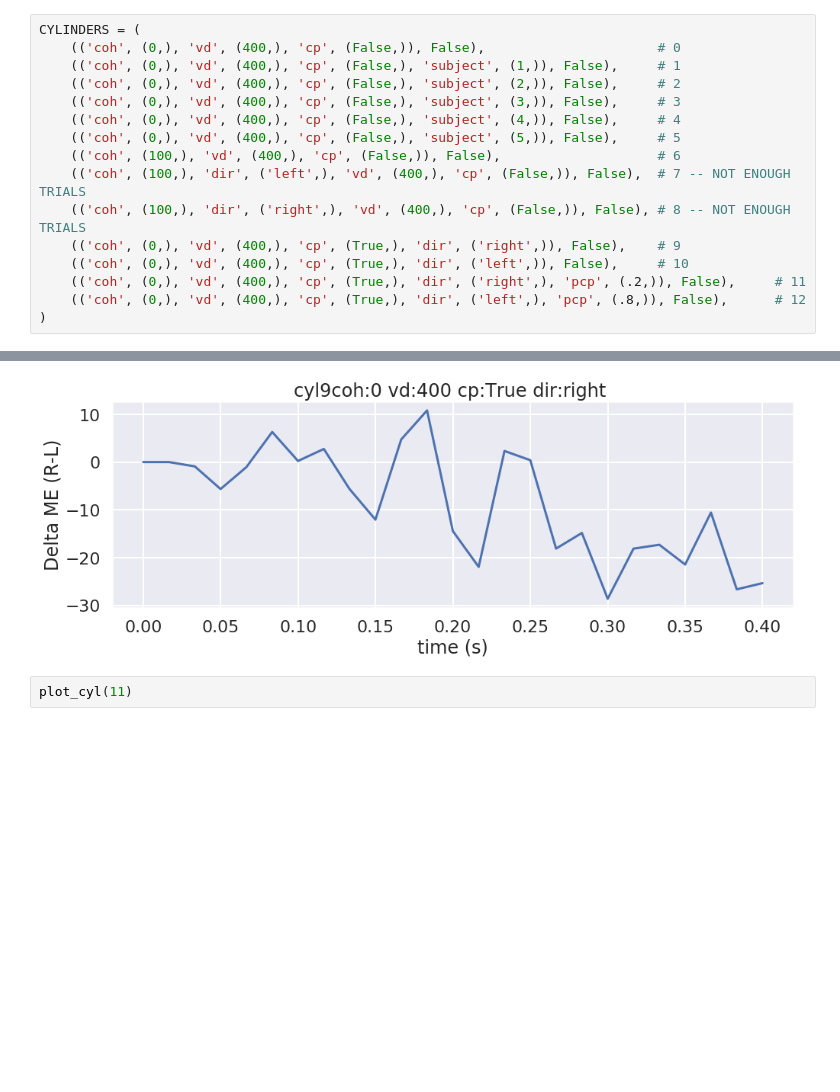
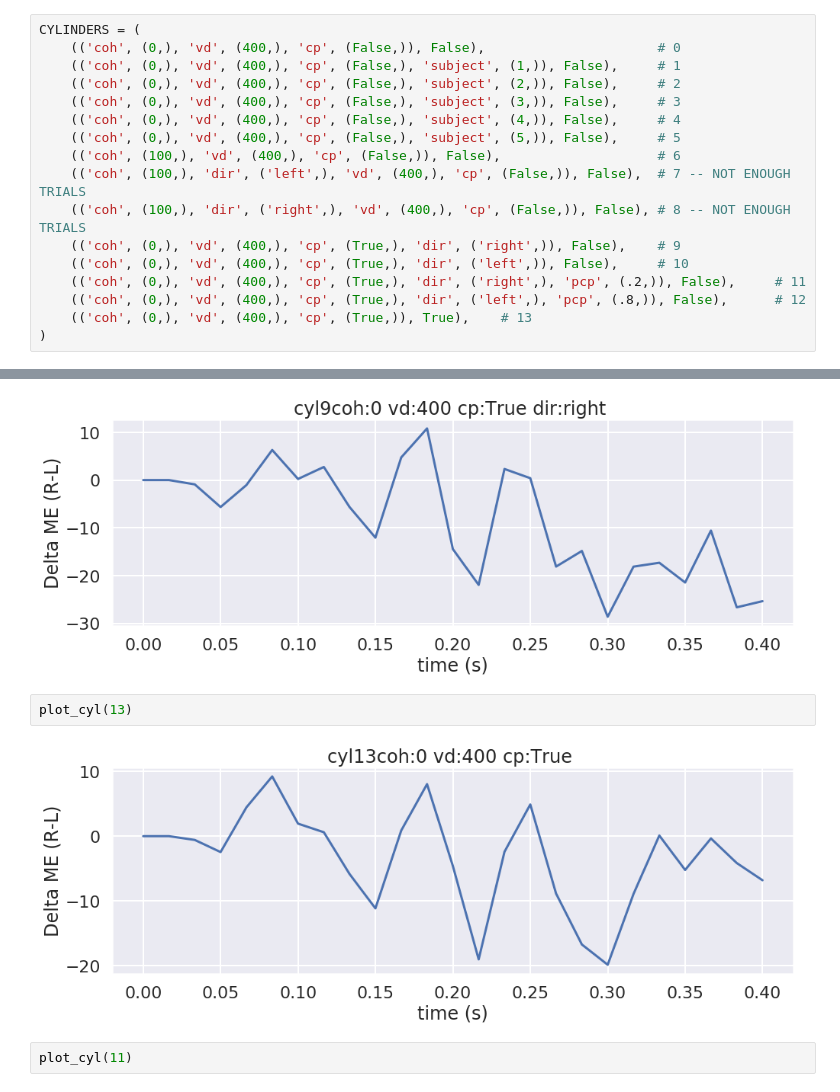
Before and after one commit to aernesto/motion_energy_Adrian, a Jupyter notebook: Python/notebooks/ME_pilot_summer_2019_II.ipynb, the cells around one changed output, grey strips where cells are left out. Saved outputs shown, nothing was run; the diff lists cells and outputs as text; blank space fills up the shorter version.

```diff
--- a/Python/notebooks/ME_pilot_summer_2019_II.ipynb
+++ b/Python/notebooks/ME_pilot_summer_2019_II.ipynb
@@ -144,6 +144,7 @@ CYLINDERS = (
     (('coh', (0,), 'vd', (400,), 'cp', (True,), 'dir', ('left',)), False),     # 10
     (('coh', (0,), 'vd', (400,), 'cp', (True,), 'dir', ('right',), 'pcp', (.2,)), False),     # 11
     (('coh', (0,), 'vd', (400,), 'cp', (True,), 'dir', ('left',), 'pcp', (.8,)), False),      # 12
+    (('coh', (0,), 'vd', (400,), 'cp', (True,)), True),    # 13
 )
 # %%
 def plot_cyl(cyl_number, plot=True, return_series=False):
@@ -198,6 +199,10 @@ plot_cyl(6)
 plot_cyl(9)
 # %% [output]
 [figure]
+# %%
+plot_cyl(13)
+# %% [output]
+[figure, added]
 # %%
 plot_cyl(11)
 # %% [output]
```
